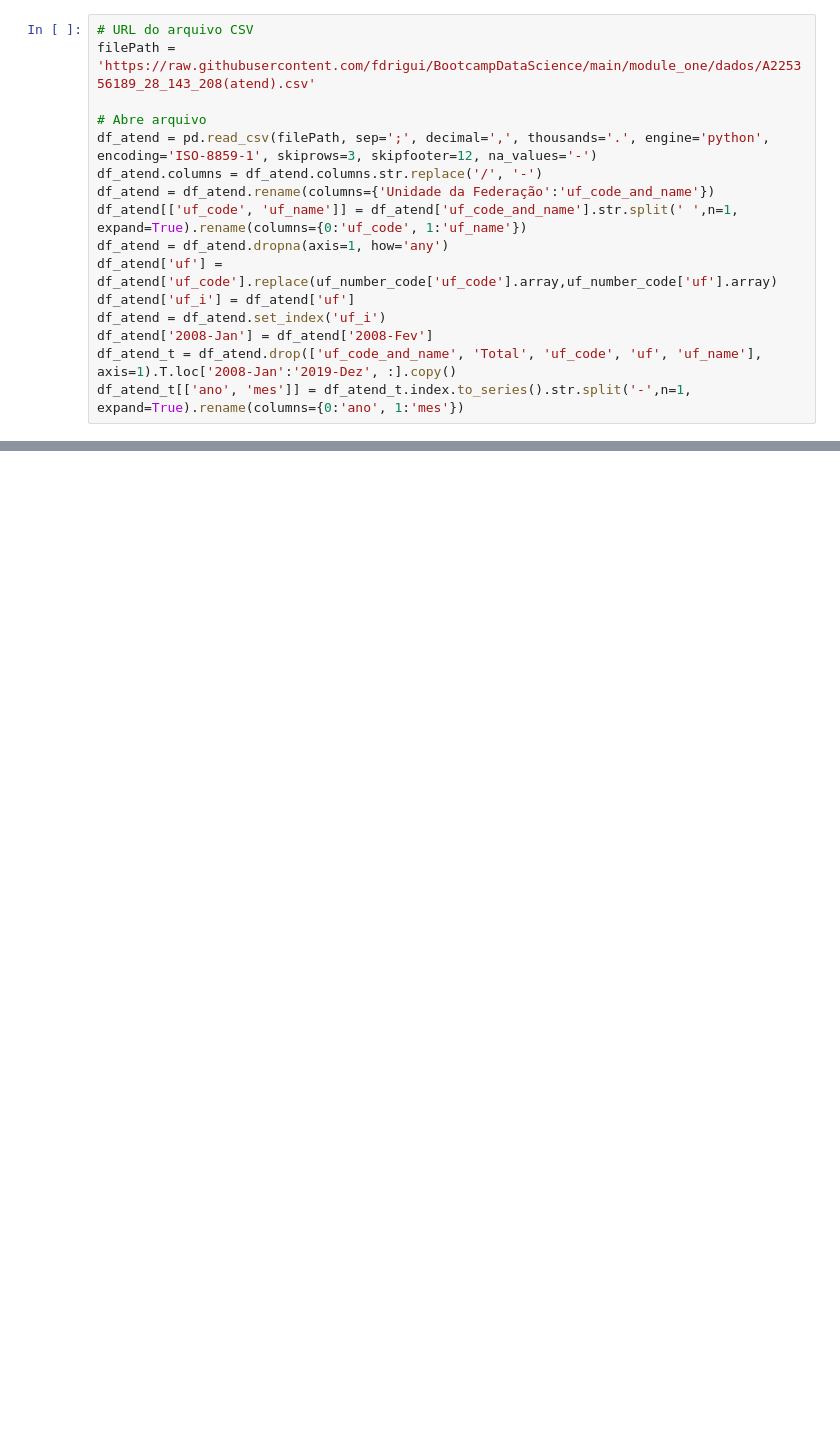
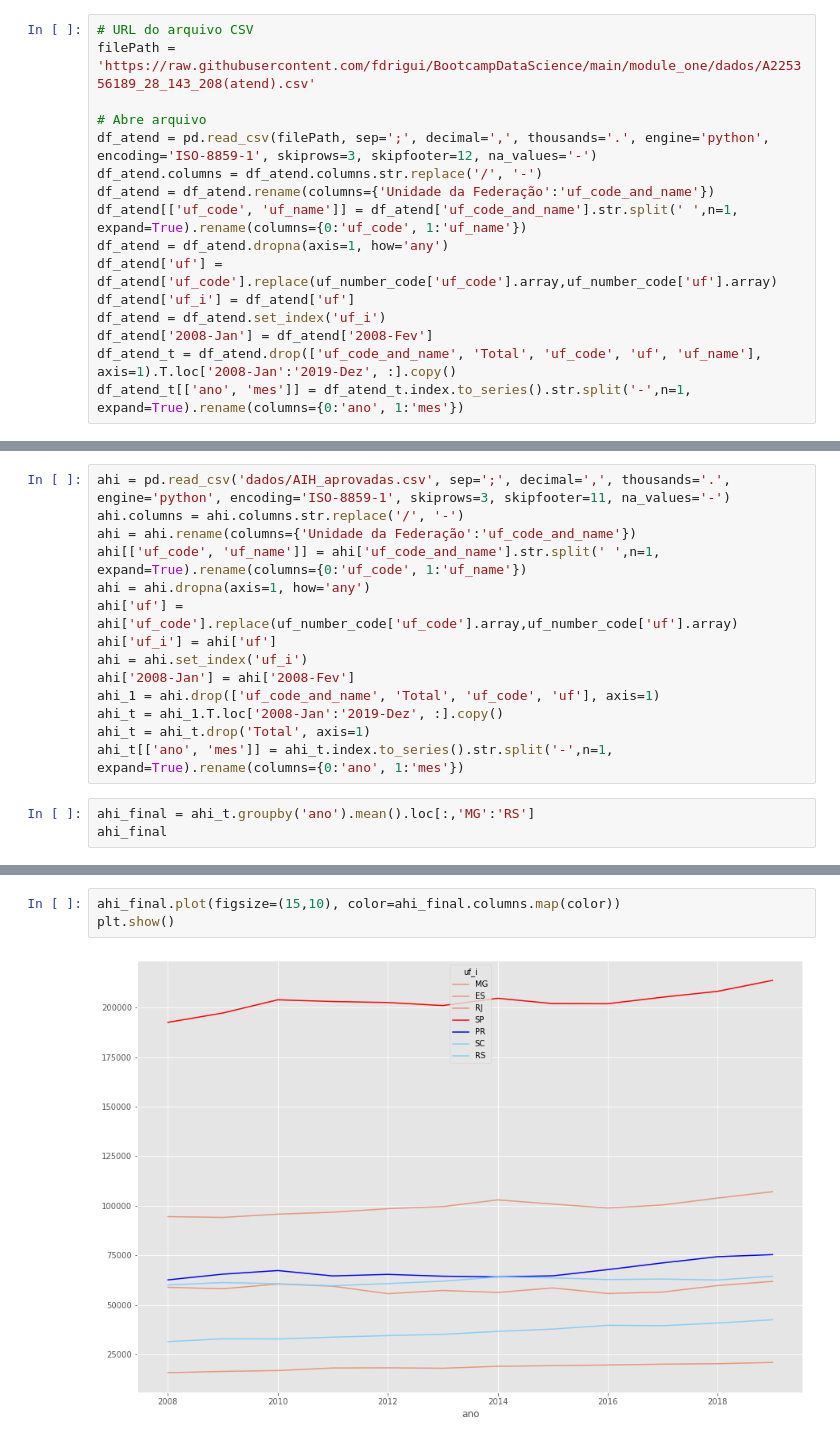
Before and after one commit to fdrigui/BootcampDataScience, a Jupyter notebook: module_one/Untitled1.ipynb, the cells around one changed output, grey strips where cells are left out. Drawn from its saved outputs; the diff is of its cells as text; blank space fills up the shorter version.

```diff
--- a/module_one/Untitled1.ipynb
+++ b/module_one/Untitled1.ipynb
@@ -36,0 +48,17 @@ plt.plot()
+# %%
+ahi = pd.read_csv('dados/AIH_aprovadas.csv', sep=';', decimal=',', thousands='.', engine='python', encoding='ISO-8859-1', skiprows=3, skipfooter=11, na_values='-')
+ahi.columns = ahi.columns.str.replace('/', '-')
+ahi = ahi.rename(columns={'Unidade da Federação':'uf_code_and_name'})
+ahi[['uf_code', 'uf_name']] = ahi['uf_code_and_name'].str.split(' ',n=1, expand=True).rename(columns={0:'uf_code', 1:'uf_name'})
+ahi = ahi.dropna(axis=1, how='any')
+ahi['uf'] = ahi['uf_code'].replace(uf_number_code['uf_code'].array,uf_number_code['uf'].array)
+ahi['uf_i'] = ahi['uf']
+ahi = ahi.set_index('uf_i')
+ahi['2008-Jan'] = ahi['2008-Fev']
+ahi_1 = ahi.drop(['uf_code_and_name', 'Total', 'uf_code', 'uf'], axis=1)
+ahi_t = ahi_1.T.loc['2008-Jan':'2019-Dez', :].copy()
+ahi_t = ahi_t.drop('Total', axis=1)
+ahi_t[['ano', 'mes']] = ahi_t.index.to_series().str.split('-',n=1, expand=True).rename(columns={0:'ano', 1:'mes'})
+# %%
+ahi_final = ahi_t.groupby('ano').mean().loc[:,'MG':'RS']
+ahi_final
@@ -36,0 +80,5 @@ plt.plot()
+# %%
+ahi_final.plot(figsize=(15,10), color=ahi_final.columns.map(color))
+plt.show()
+# %% [output]
+[figure, added]
```
Also changed, not shown: parts of 27 cells of this notebook.
